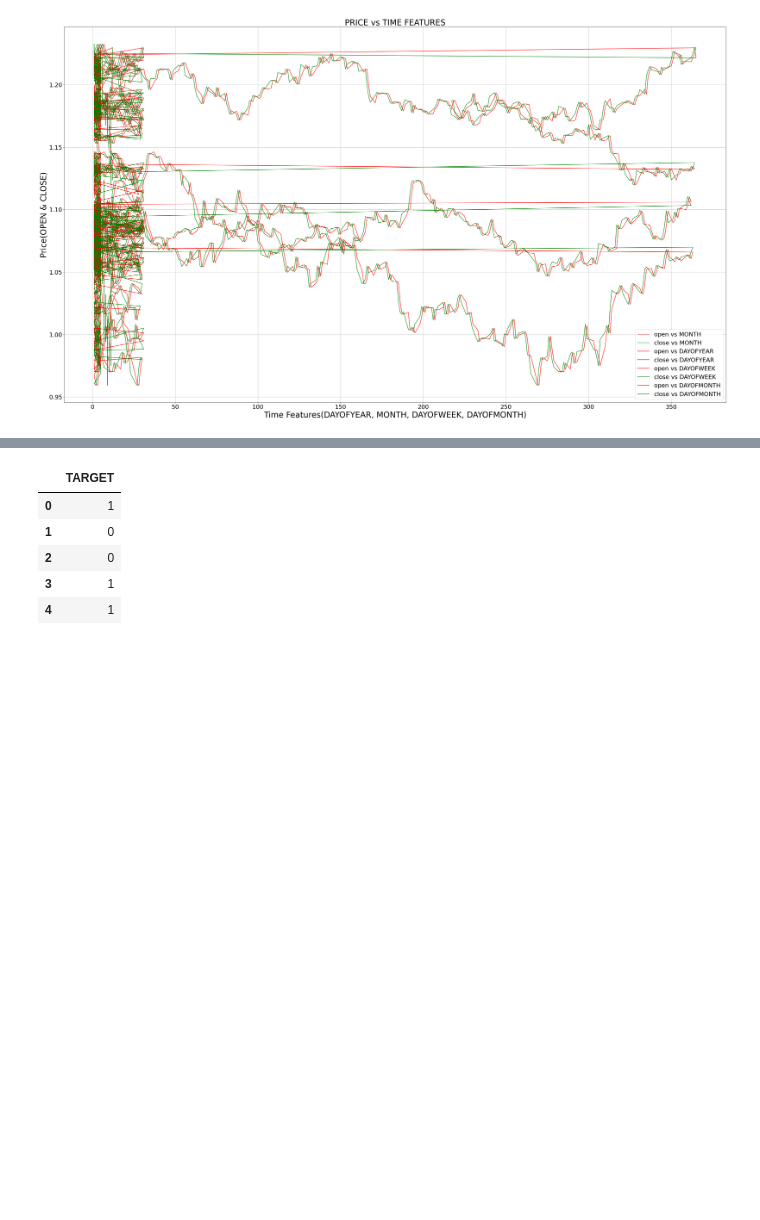
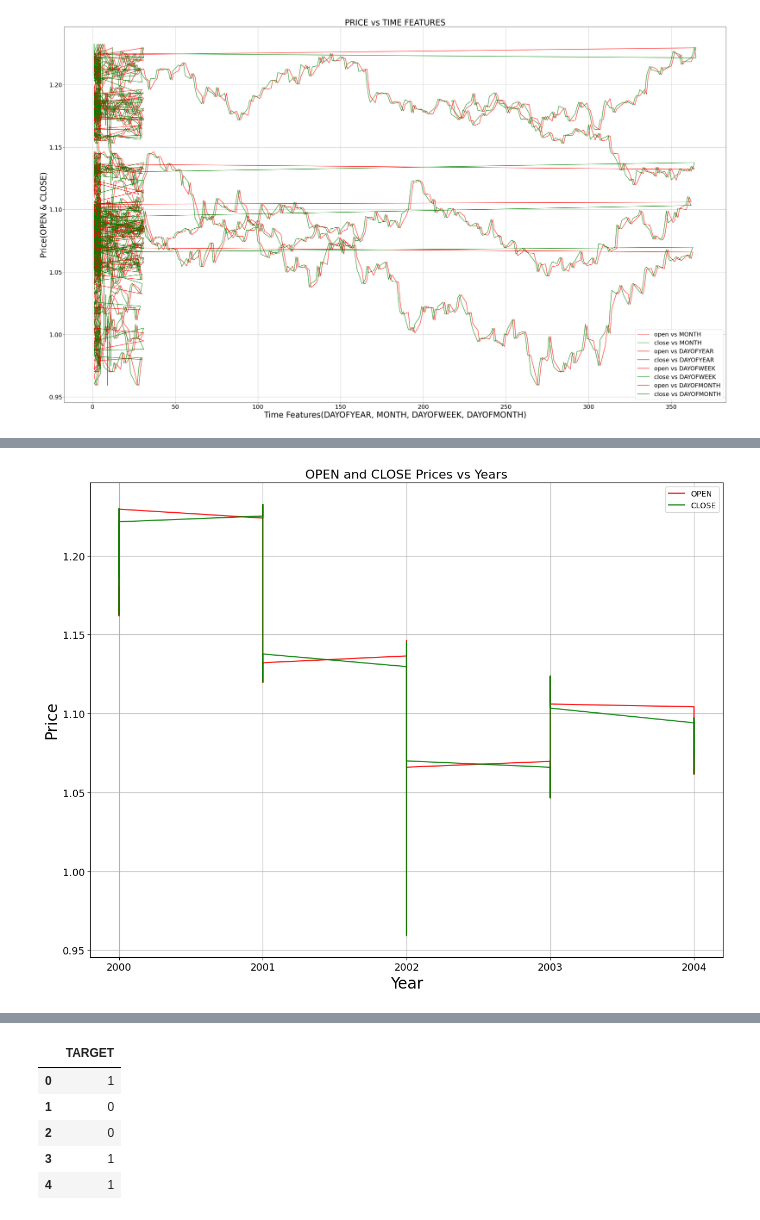
Before and after one commit to vamshigitt/-Backtesting-a-strategy-using-ML.-, a Jupyter notebook: Backtesting_strategy_using_ML.ipynb, the cells around one changed output, grey strips where cells are left out. Cells and saved outputs as stored; diff of their text form; code cells hidden in the pictures; blank space fills up the shorter version.

```diff
--- a/Backtesting_strategy_using_ML.ipynb
+++ b/Backtesting_strategy_using_ML.ipynb
@@ -86,0 +174,19 @@ plt.show()
+# %%
+#timeseries plot  (PRICE vs YEAR)
+plt.figure(figsize=[12,9])
+
+plt.plot(ohlc['YEAR'], ohlc['OPEN'], label='OPEN', color='red', alpha=0.9)
+plt.plot(ohlc['YEAR'], ohlc['CLOSE'], label='CLOSE', color='green', alpha=0.9)
+
+
+plt.grid(True)
+plt.tight_layout()
+plt.title('OPEN and CLOSE Prices vs Years', fontsize=16)
+plt.xlabel('Year', fontsize=20)
+plt.ylabel('Price', fontsize=20)
+plt.xticks(ohlc['YEAR'].unique(), fontsize=13)
+plt.yticks(fontsize=13)
+plt.legend()
+plt.show()
+# %% [output]
+[figure, added]
```
Also changed, not shown: parts of 41 cells of this notebook.
